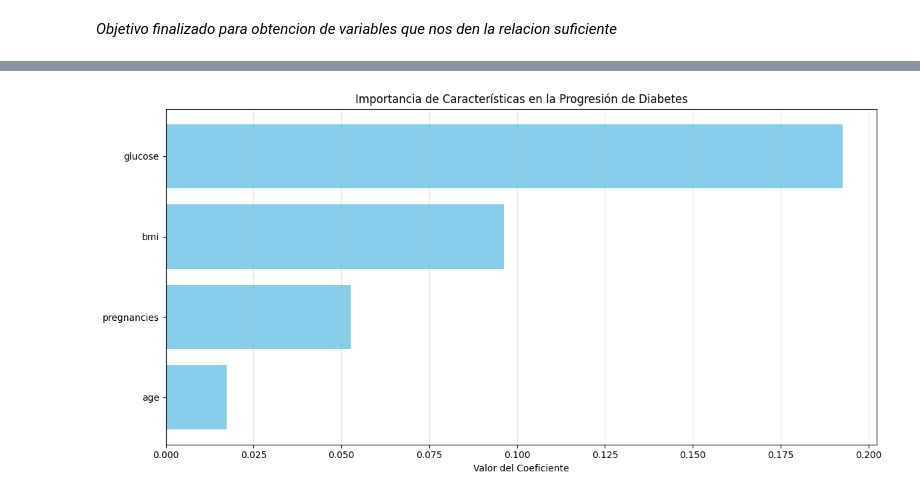
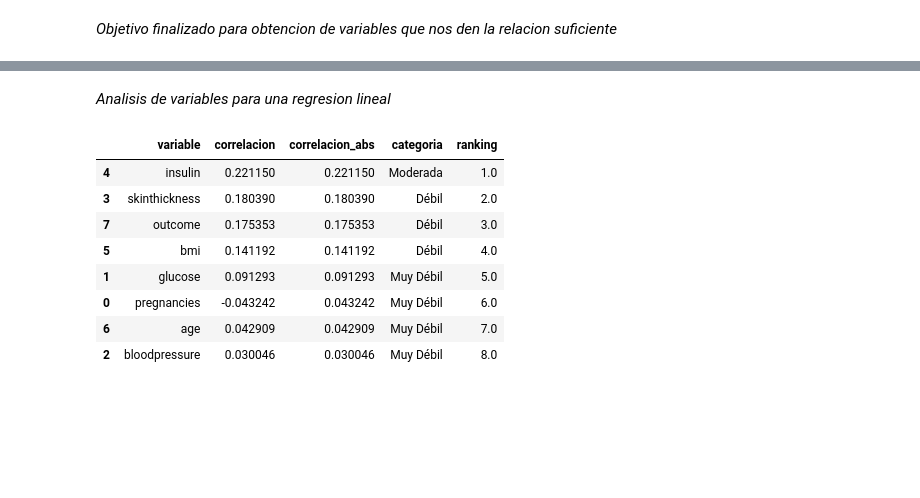
Before and after one commit to Andru-1987/86400_data_science_i_diplomatura, a Jupyter notebook: 07_aprendizaje_supervisado/clase_practica/00_generico_analisis.ipynb, the cells around one changed output, grey strips where cells are left out. Saved outputs shown, nothing was run; the diff lists cells and outputs as text; code cells hidden in the pictures; blank space fills up the shorter version.

```diff
--- a/07_aprendizaje_supervisado/clase_practica/01_regresion_lineal.ipynb
+++ b/07_aprendizaje_supervisado/clase_practica/00_generico_analisis.ipynb
@@ -330,12 +179,16 @@ Intercepto: 0.3403
-# %%
-plt.figure(figsize=(12, 6))
-coef_plot = coeficientes.sort_values('Coeficiente', ascending=True)
-plt.barh(coef_plot['Característica'], coef_plot['Coeficiente'], color='skyblue')
-plt.axvline(x=0, color='red', linestyle='--', alpha=0.8)
-plt.xlabel('Valor del Coeficiente')
-plt.title('Importancia de Características en la Progresión de Diabetes')
-plt.grid(axis='x', alpha=0.3)
-plt.tight_layout()
-plt.show()
-# %% [output]
-[figure, removed]
+# %% [markdown]
+*Analisis de variables para una regresion lineal*
+# %%
+linear_recomendaciones = recomendar_variables_modelos(df=poblacion_india_df, variable_objetivo= 'diabetespedigreefunction')
+# %%
+linear_recomendaciones.get("analisis_detallado")
+# %% [output]
+|  | variable | correlacion | correlacion_abs | categoria | ranking |
+| 4 | insulin | 0.221150 | 0.221150 | Moderada | 1.0 |
+| 3 | skinthickness | 0.180390 | 0.180390 | Débil | 2.0 |
+| 7 | outcome | 0.175353 | 0.175353 | Débil | 3.0 |
+| 5 | bmi | 0.141192 | 0.141192 | Débil | 4.0 |
+| 1 | glucose | 0.091293 | 0.091293 | Muy Débil | 5.0 |
+| 0 | pregnancies | -0.043242 | 0.043242 | Muy Débil | 6.0 |
+| 6 | age | 0.042909 | 0.042909 | Muy Débil | 7.0 |
+| 2 | bloodpressure | 0.030046 | 0.030046 | Muy Débil | 8.0 |
```
Also changed, not shown: parts of 16 cells of this notebook, 13 other files.
